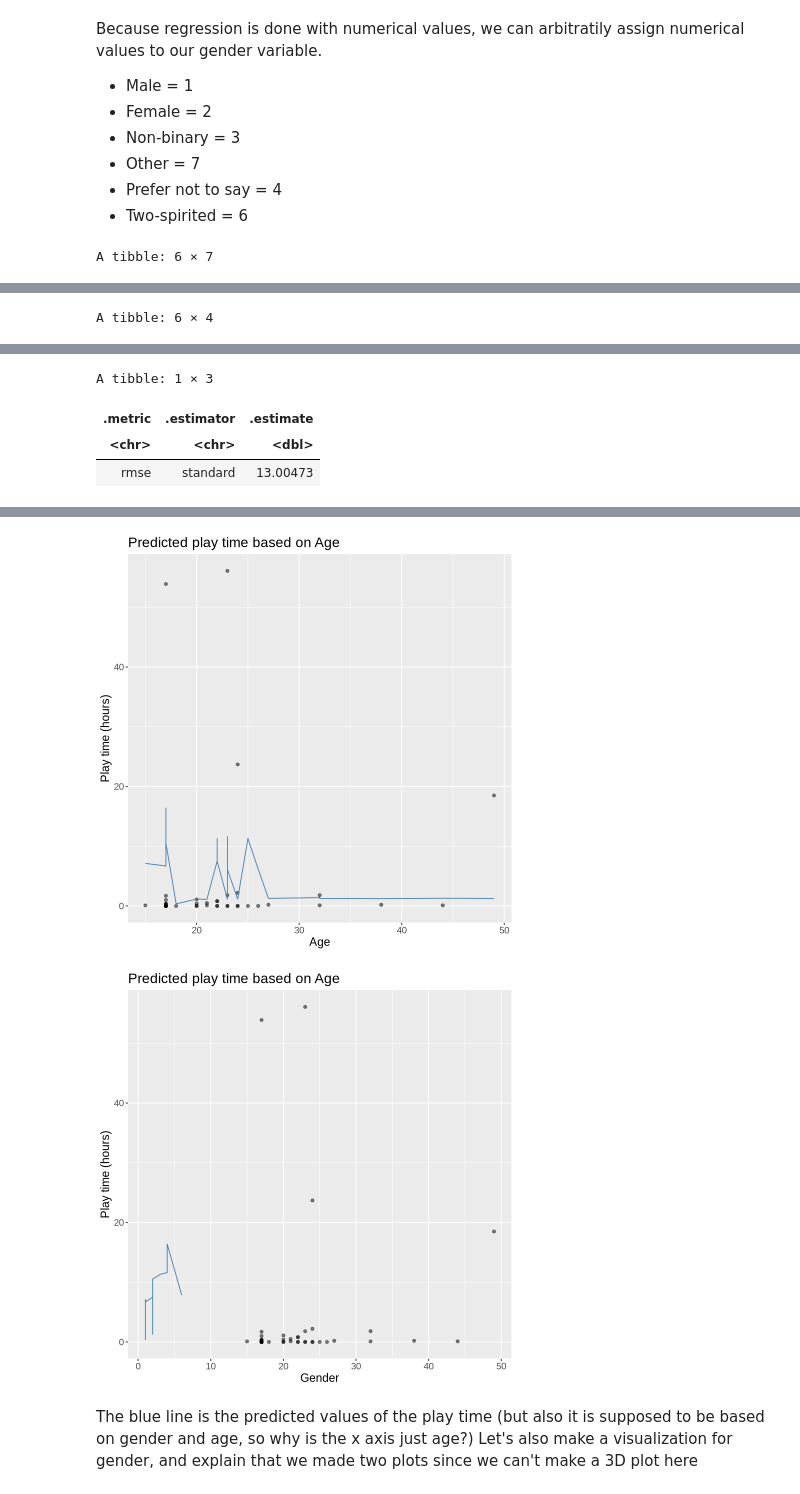
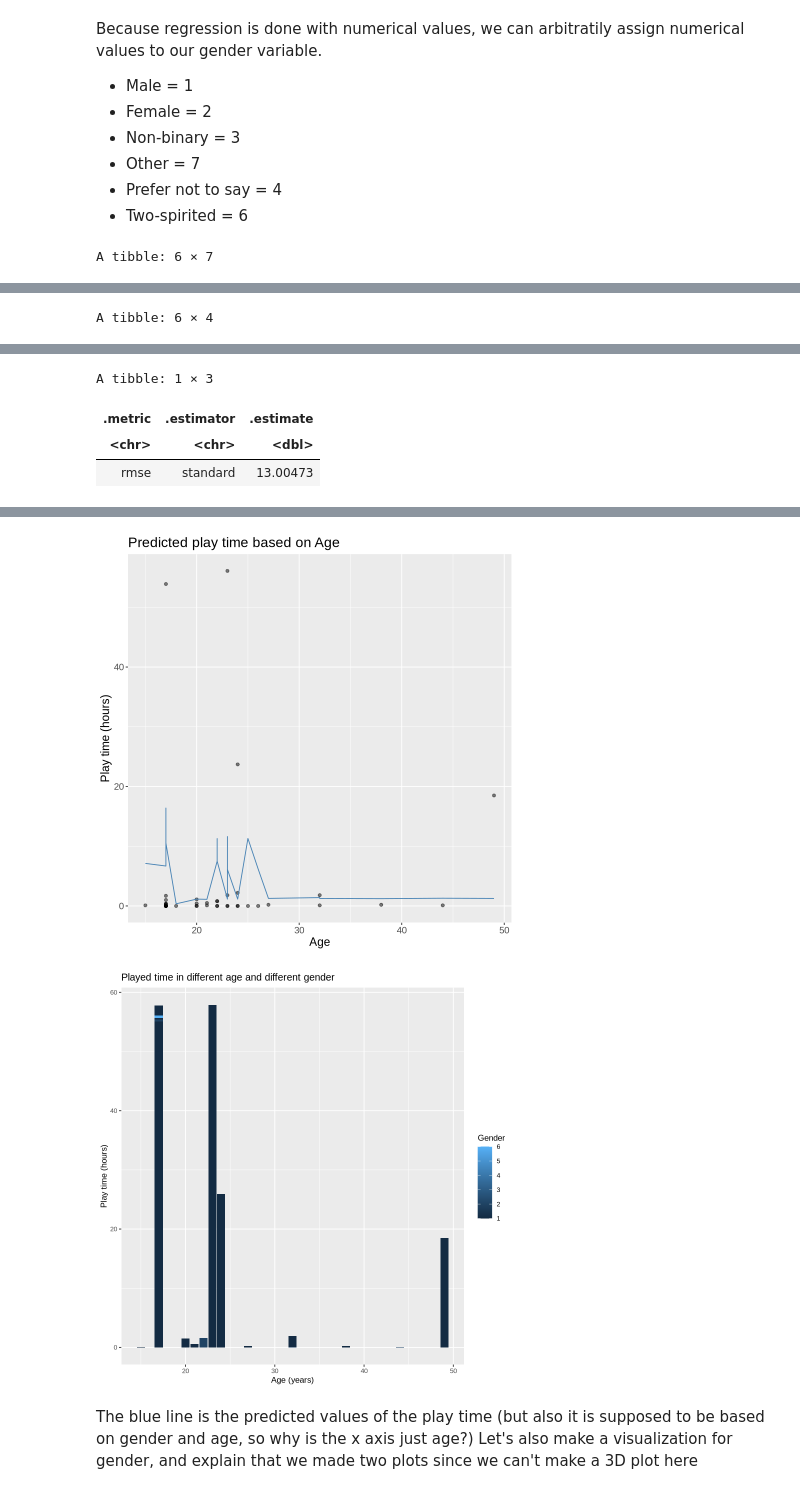
Before and after one commit to RaeL88/DSCI_project, a Jupyter notebook: Code.ipynb, the cells around one changed output, grey strips where cells are left out. Saved outputs shown, nothing was run; the diff lists cells and outputs as text; code cells hidden in the pictures.

```diff
--- a/Code.ipynb
+++ b/Code.ipynb
@@ -237,35 +237,45 @@ final_plot_gender <- ggplot(player_summary, aes(x = Age, y = played_hours)) +
   ggtitle("Predicted play time based on Age") +
   theme(text = element_text(size = 14))
 
+gender_bar <- ggplot(player_summary,
+                      aes(x = Age,
+                          y = played_hours,
+                          fill= gender)) +
+  geom_bar(stat="identity") +
+  labs(x = "Age (years)",
+       y = "Play time (hours)",
+       fill = "Gender",
+       title = "Played time in different age and different gender") +
+       theme(text = element_text(size = 10))
 #need to make this into a bar graph or change the x axis scale because gender = specific numbers
 
-final_plot_gender
+gender_bar
 # %% [output]
 A tibble: 6 × 7
 | neighbors | .metric | .estimator | mean | n | std_err | .config |
 | <dbl> | <chr> | <chr> | <dbl> | <int> | <dbl> | <chr> |
 | 34 | rmse | standard | 30.47152 | 5 | 5.337726 | Preprocessor1_Model12 |
 | 37 | rmse | standard | 30.19009 | 5 | 5.527381 | Preprocessor1_Model13 |
 | 40 | rmse | standard | 30.20083 | 5 | 5.544919 | Preprocessor1_Model14 |
 | 43 | rmse | standard | 30.13829 | 5 | 5.637122 | Preprocessor1_Model15 |
 | 46 | rmse | standard | 30.10258 | 5 | 5.676553 | Preprocessor1_Model16 |
 | 49 | rmse | standard | 30.09730 | 5 | 5.696231 | Preprocessor1_Model17 |
 A tibble: 6 × 4
 | .pred | Age | gender | played_hours |
 | <dbl> | <dbl> | <dbl> | <dbl> |
 | 7.497297 | 22 | 2 | 0.0 |
 | 6.686486 | 17 | 1 | 0.0 |
 | 1.145946 | 23 | 1 | 1.8 |
 | 1.145946 | 20 | 1 | 0.4 |
 | 6.686486 | 17 | 1 | 0.0 |
 | 1.145946 | 24 | 1 | 2.2 |
 A tibble: 1 × 3
 | .metric | .estimator | .estimate |
 | <chr> | <chr> | <dbl> |
 | rmse | standard | 13.00473 |
 [figure]
 [figure]
-[figure, old version]
+[figure, new version]
 # %% [markdown]
 The blue line is the predicted values of the play time (but also it is supposed to be based on gender and age, so why is the x axis just age?)
 Let's also make a visualization for gender, and explain that we made two plots since we can't make a 3D plot here
```
